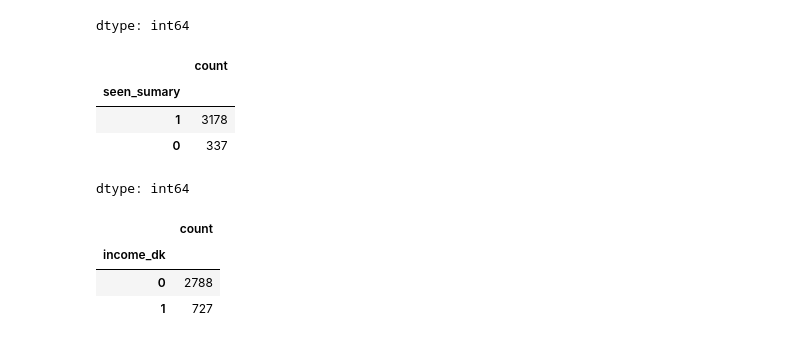
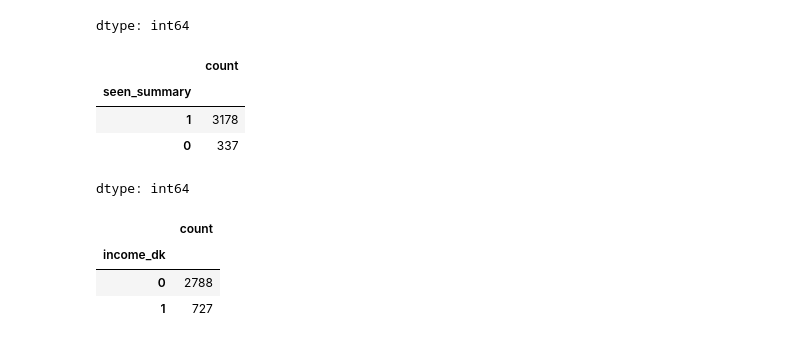
Before and after one commit to chohang-huang/ai-summary-engagement-uk, a Jupyter notebook: 02_cleaning.ipynb, the cells around one changed output. Saved outputs shown, nothing was run; the diff lists cells and outputs as text; code cells hidden in the pictures.

```diff
--- a/02_cleaning.ipynb
+++ b/02_cleaning.ipynb
@@ -50,17 +50,17 @@ dtype: int64
 #    elif x == 4: return 0
 #    else: return None  # 其他找不到的变空值
 # %%
-sample['seen_sumary']=(sample['A6']!=5).astype(int)#你的 A6 不是 5 吗？不是 5 → True（见过），是 5 → False（没见过）
+sample['seen_summary']=(sample['A6']!=5).astype(int)#你的 A6 不是 5 吗？不是 5 → True（见过），是 5 → False（没见过）
 
                                                    #A6如果是Na!=5-True,没被提问会被当作见过，但sample里没有NaN,df才有
 
                                                    #astype = “as type”，换成某种类型。int 是整数。True 变成 1，False 变成 0
 
                                                    #1/0 以后放进模型、算比例更方便（比如直接 .mean() 就是"见过的人占多少"）
-sample['seen_sumary'].value_counts()
+sample['seen_summary'].value_counts()
 # %% [output]
 |  | count |
-| seen_sumary |  |
+| seen_summary |  |
 | 1 | 3178 |
 | 0 | 337 |
 dtype: int64
```
Also changed, not shown: parts of 5 cells of this notebook.
